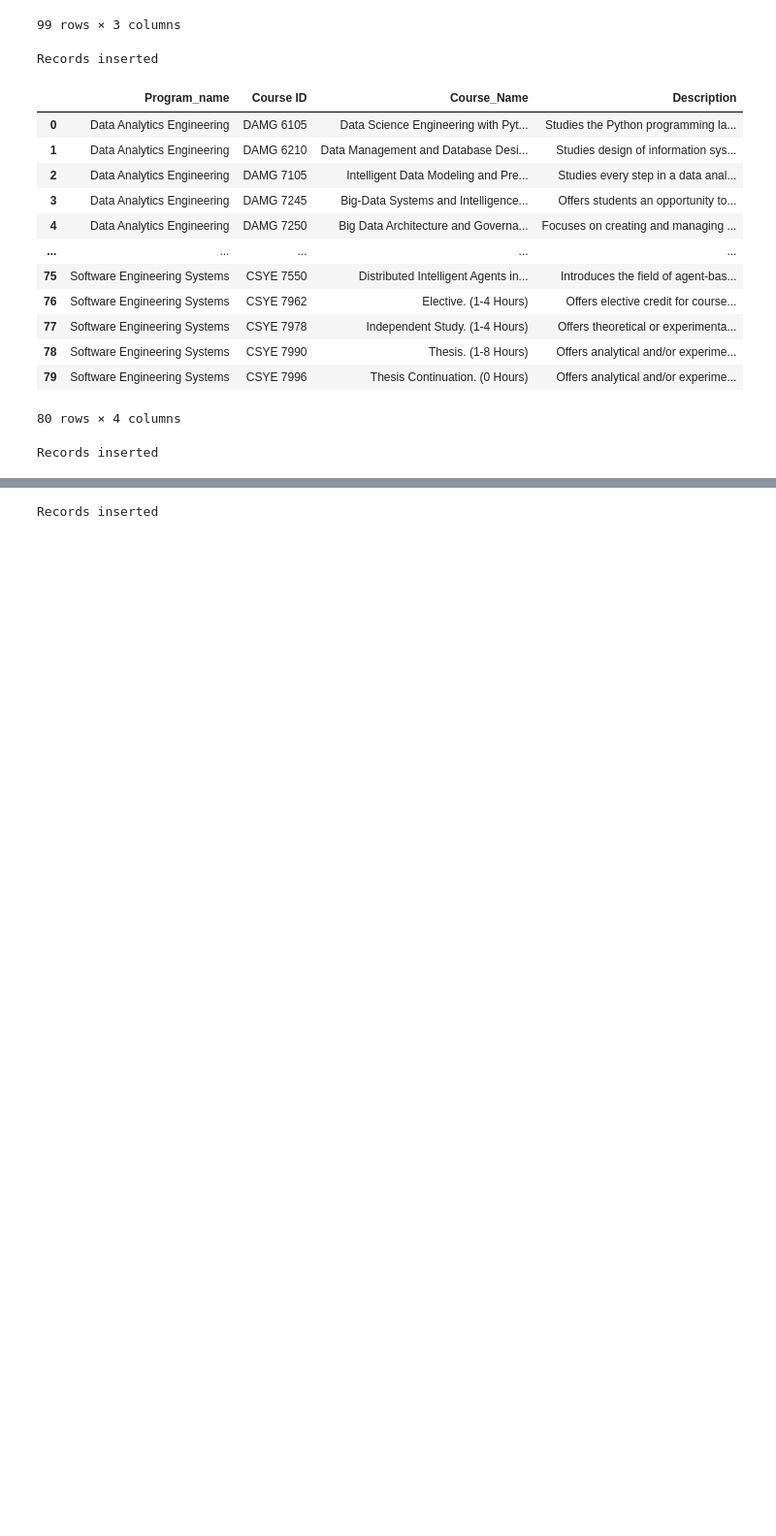
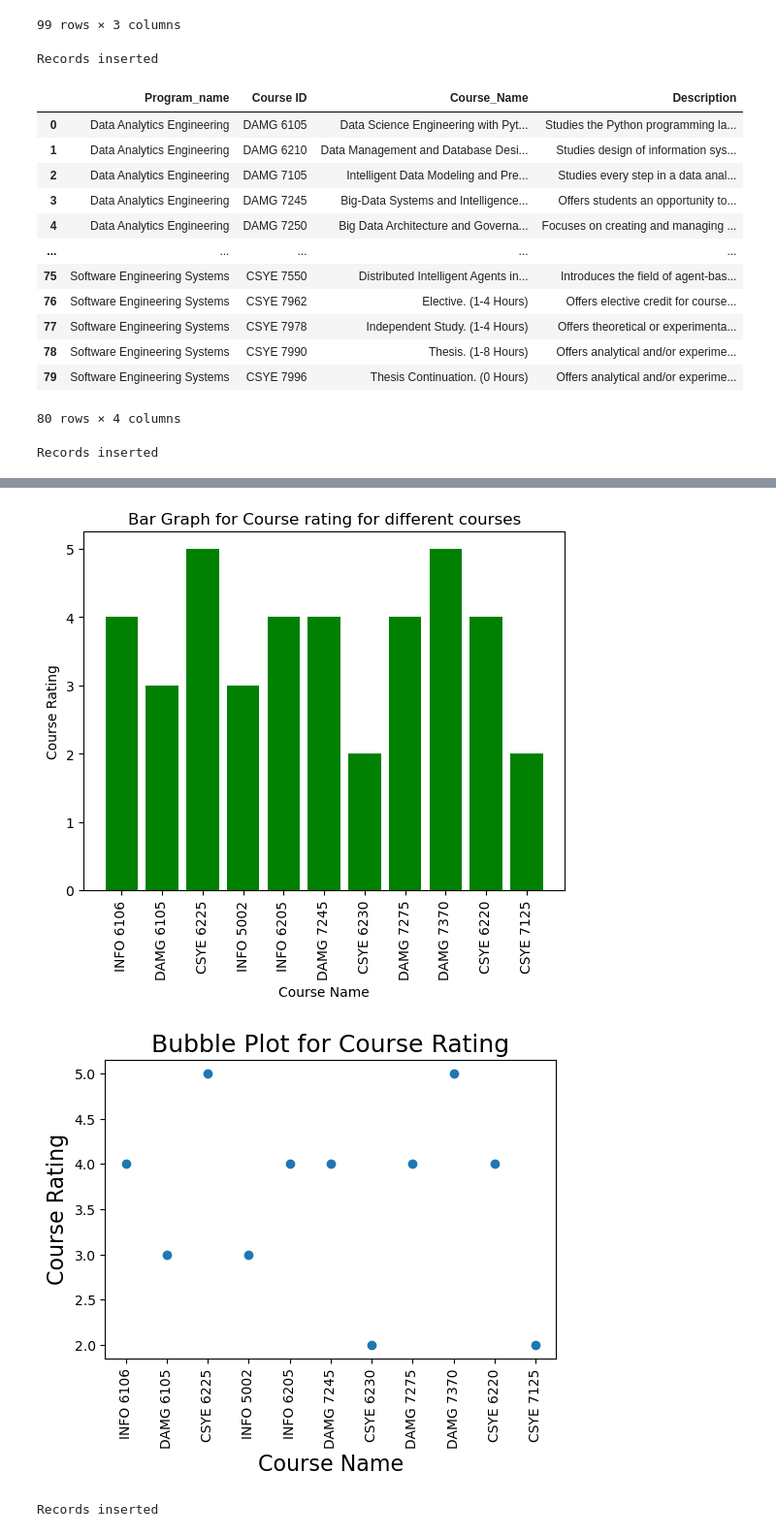
Before and after one commit to ishikaNEU/Northeastern-Course-Repository, a Jupyter notebook: Assignment_3_WebScrape/Jupyter Notebook/Final_webscraper_dmdd.ipynb, the cells around one changed output, grey strips where cells are left out. Shown at 97% size. Saved outputs shown, nothing was run; the diff lists cells and outputs as text; code cells hidden in the pictures; blank space fills up the shorter version.

Commit message:
Data Visualization doc added

```diff
--- a/Assignment_3_WebScrape/Jupyter Notebook/Final_webscraper_dmdd.ipynb
+++ b/Assignment_3_WebScrape/Jupyter Notebook/Final_webscraper_dmdd.ipynb
@@ -169,3 +171,25 @@ df.head()
+# %%
+# Bar Graph
+
+plt.bar("Please select the course id for above course.", "Course Rating ", data = df, color = "green")
+plt.xlabel("Course Name")
+plt.ylabel("Course Rating")
+plt.title("Bar Graph for Course rating for different courses")
+plt.xticks(rotation = 'vertical')
+plt.show()
+
+# Bubble plot
+
+plt.figure(figsize=(6, 4))
+plt.scatter('Please select the course id for above course.', 'Course Rating ', data = df)
+plt.xlabel("Course Name", size=16)
+plt.ylabel("Course Rating", size=16)
+plt.title("Bubble Plot for Course Rating", size=18)
+plt.xticks(rotation = 'vertical')
+plt.show()
+# %% [output]
+[figure, added]
+[figure, added]
 # %%
 import mysql.connector
 neucourse = mysql.connector.connect(host = 'localhost', user = 'root',passwd = 'Sundaram@123', database = 'dmdd_proj_neu_course')
```
Also changed, not shown: parts of 3 cells of this notebook, 1 other file.
